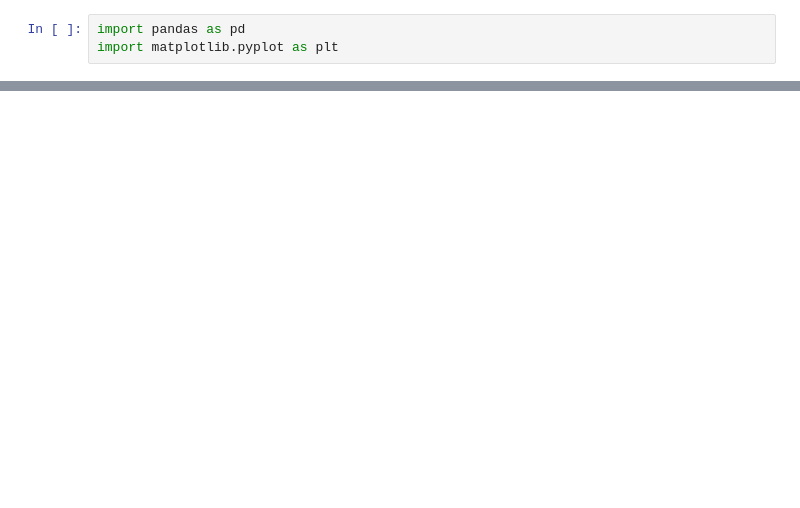
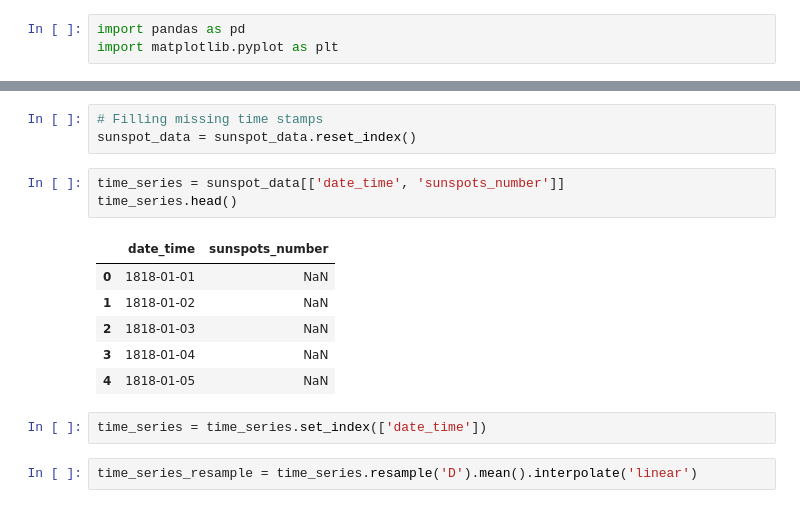
Before and after one commit to marimuthuc/sunspots-prediction, a Jupyter notebook: 01.preprocessing.ipynb, the cells around one changed output, grey strips where cells are left out. Saved outputs shown, nothing was run; the diff lists cells and outputs as text; blank space fills up the shorter version.

```diff
--- a/01.preprocessing.ipynb
+++ b/01.preprocessing.ipynb
@@ -100,0 +113,17 @@ Text(0, 0.5, 'Number of Sunspots')
+# %%
+# Filling missing time stamps
+sunspot_data = sunspot_data.reset_index()
+# %%
+time_series = sunspot_data[['date_time', 'sunspots_number']]
+time_series.head()
+# %% [output]
+|  | date_time | sunspots_number |
+| 0 | 1818-01-01 | NaN |
+| 1 | 1818-01-02 | NaN |
+| 2 | 1818-01-03 | NaN |
+| 3 | 1818-01-04 | NaN |
+| 4 | 1818-01-05 | NaN |
+# %%
+time_series = time_series.set_index(['date_time'])
+# %%
+time_series_resample = time_series.resample('D').mean().interpolate('linear')
```
Also changed, not shown: parts of 21 cells of this notebook, 1 other file.
